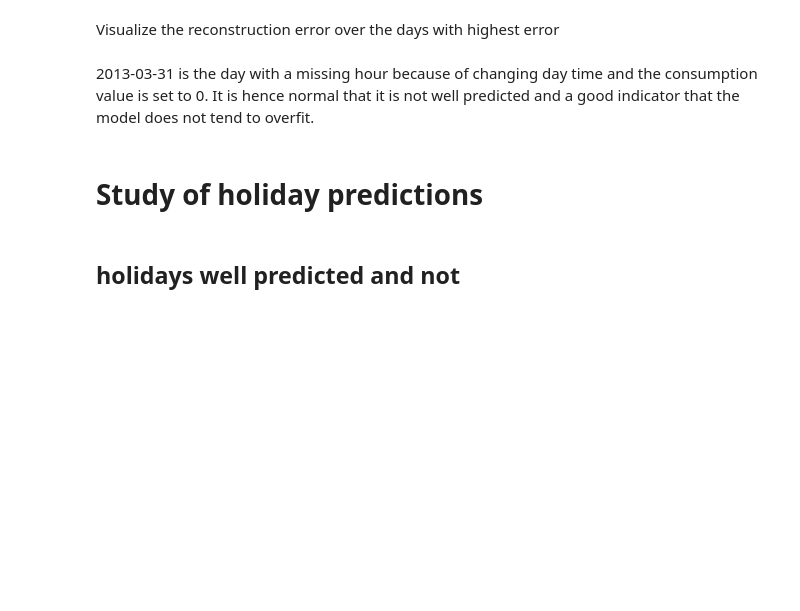
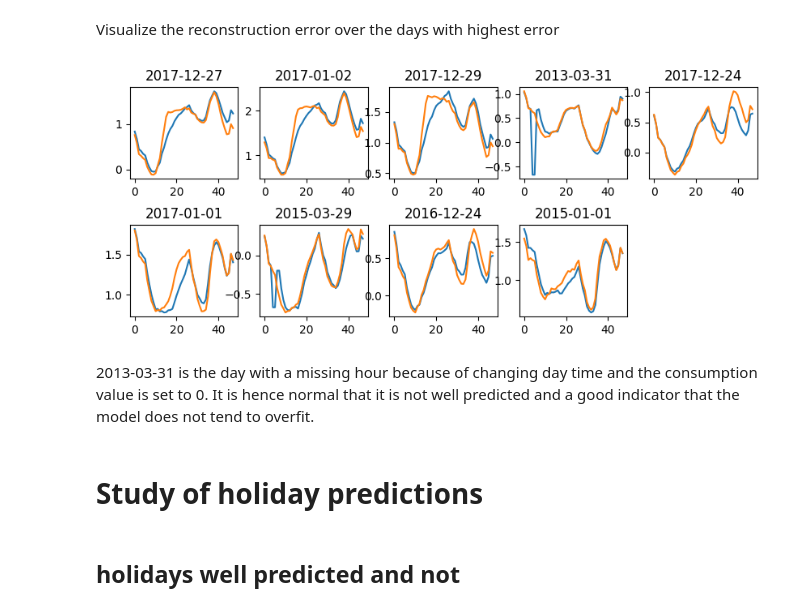
Before and after one commit to marota/Autoencoder_Embedding_Expert_Caracteristion_, a Jupyter notebook: notebooks/Experiment_2and3_CVAE-Days-Month-Temperature.ipynb, the cells around one changed output. Drawn from its saved outputs; the diff is of its cells as text; code cells hidden in the pictures; blank space fills up the shorter version.

```diff
--- a/notebooks/Experiment_2and3_CVAE-Days-Month-Temperature.ipynb
+++ b/notebooks/Experiment_2and3_CVAE-Days-Month-Temperature.ipynb
@@ -287,15 +417,17 @@ Visualize the reconstruction error over the days with highest error
 # %%
 nPlots=10#len(idxMaxError)
 nCols=5
 nRows=int(nPlots/nCols)+1
-fig = plt.figure(dpi=100,figsize=(10,10))
+fig = plt.figure(dpi=100,figsize=(10,nRows*2))
 for i in range(1, nPlots):
     plt.subplot(nRows, nCols, i)
     fig.subplots_adjust(hspace=.5)
     indice=decreasingOrderIdx[i-1]
     plt.plot(x[indice,:])
     plt.plot(x_hat[indice,:])
     plt.title( calendar_Error_Highest.ds.dt.date.iloc[i-1])
+# %% [output]
+[figure, added]
 # %% [markdown]
 2013-03-31 is the day with a missing hour because of changing day time and the consumption value is set to 0. It is hence normal that it is not well predicted and a good indicator that the model does not tend to overfit.
 # %% [markdown]
```
Also changed, not shown: parts of 36 cells of this notebook, 5 other files.
